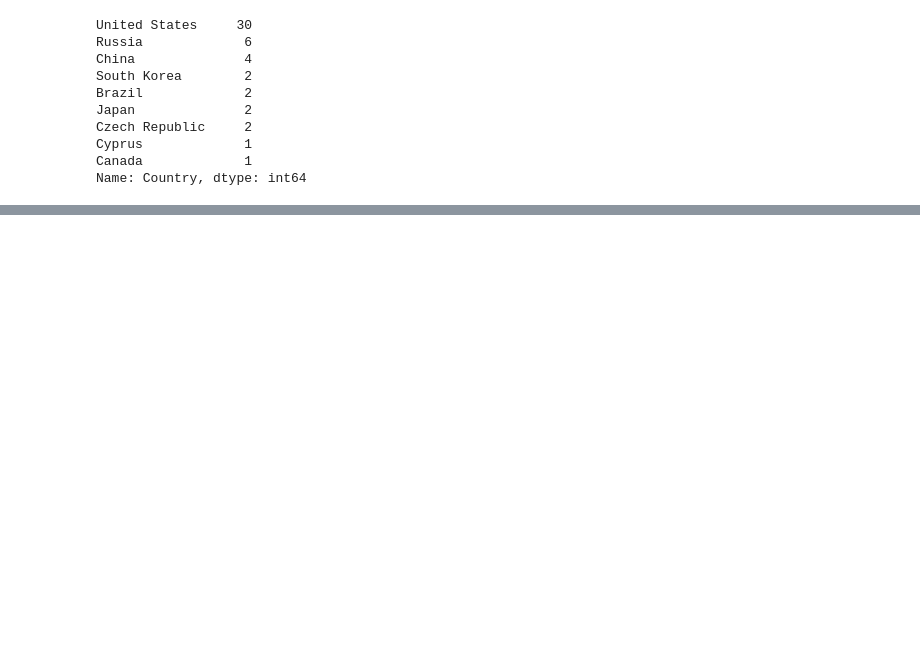
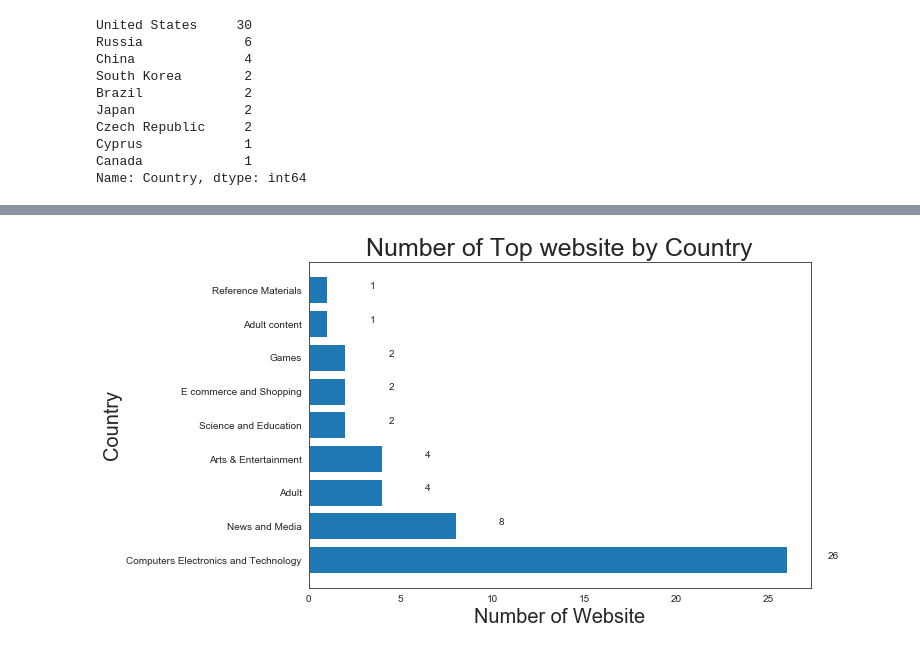
Before and after one commit to ayosamobitade/Web-Scraping-Projects, a Jupyter notebook: List Of Most Popular Websites (EDA).ipynb, the cells around one changed output, grey strips where cells are left out. Saved outputs shown, nothing was run; the diff lists cells and outputs as text; code cells hidden in the pictures; blank space fills up the shorter version.

```diff
--- a/List Of Most Popular Websites (EDA).ipynb
+++ b/List Of Most Popular Websites (EDA).ipynb
@@ -213,20 +239,20 @@ plt.show();
 # %%
-# bar
+# creating the plot
+
+top_category = df["Category"].value_counts()
+figure, axis = plt.subplots(figsize = (9,6))
 
 
+plot = axis.barh(top_category.index, top_category)
+plt.title('Number of Top website by Country', size=25)
+plt.xlabel('Number of Website', size = 20)
+plt.ylabel('Country', size = 20)
 
-top_country = df["Country"].value_counts()
-# plot the graph
+for rectangle in plot:
+    width = rectangle.get_width()
+    axis.text(width + 2.5, rectangle.get_y() + 0.38, '%d' % int(width), ha = 'center', va ='bottom')
 
-figure, axis = plt.subplots(figsize = (14,10))
-plt.xticks(months, calendar.month_name[1:13], rotation = 20)
-plt.title("Bar Chat", size = 30)
-plt.ylabel('Sold_quantity', size = 20)
-plt.xlabel('Months', size = 20)
-plot = axis.bar(months, sold_quantity)
-for rectangle in plot:
-    height = rectangle.get_height()
-    axis.text(rectangle.get_x() + rectangle.get_width() /2., 1.002 *
-             height, '%d' % int(height), ha='center', va = 'bottom')
-plt.savefig('barchat.png', bbox_inches='tight')
+plt.savefig('barhchat.png', bbox_inches='tight')
 plt.show();
+# %% [output]
+[figure, added]
```
Also changed, not shown: parts of 6 cells of this notebook, 1 other file.
